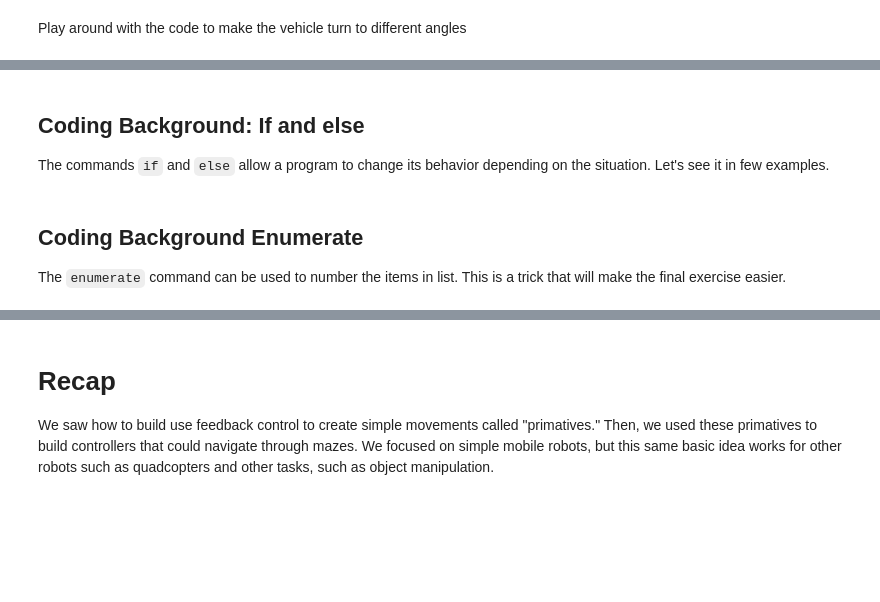
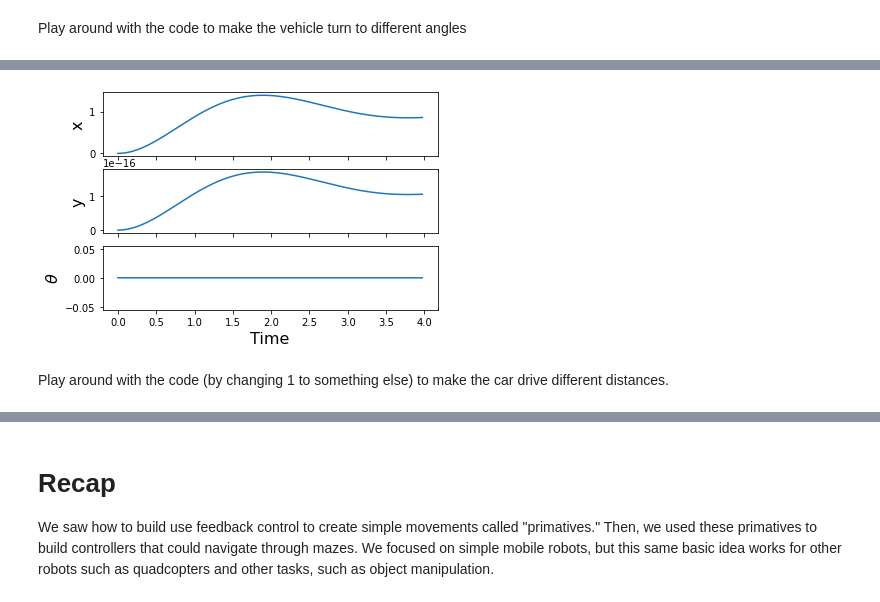
Before and after one commit to AndyLamperski/DiscoverSTEM, a Jupyter notebook: tutorial.ipynb, the cells around one changed output, grey strips where cells are left out. Saved outputs shown, nothing was run; the diff lists cells and outputs as text; code cells hidden in the pictures; blank space fills up the shorter version.

```diff
--- a/tutorial.ipynb
+++ b/tutorial.ipynb
@@ -298,10 +317,7 @@ Again, we can use PD control to control the amount of forward movement of the sy
 # %%
-K_P_for = .01
-K_D_for = .01
-# We represent the angle pi / 2 using the command np.pi/2
-forwardController = ctrl.carForward(1,K_P_for,K_D_for)
-mc.carSmall(forwardController)
+K_P_for = 1
+K_D_for = 1
+forwardController = ds.carForward(1,K_P_for,K_D_for)
+ds.carSmall(forwardController)
+# %% [output]
+[figure, added]
-# %% [markdown]
-## Coding Background: If and else
-
-The commands `if` and `else` allow a program to change its behavior depending on the situation. Let's see it in few examples.
@@ -316,5 +323,0 @@ for i in range(6):
-# %% [markdown]
-## Coding Background Enumerate
-
-The `enumerate` command can be used to number the items in list.
-This is a trick that will make the final exercise easier.
@@ -323,0 +324,2 @@ for i,word in enumerate(margotList):
+# %% [markdown]
+Play around with the code (by changing 1 to something else) to make the car drive different distances.
```
Also changed, not shown: parts of 38 cells of this notebook, 5 other files.
